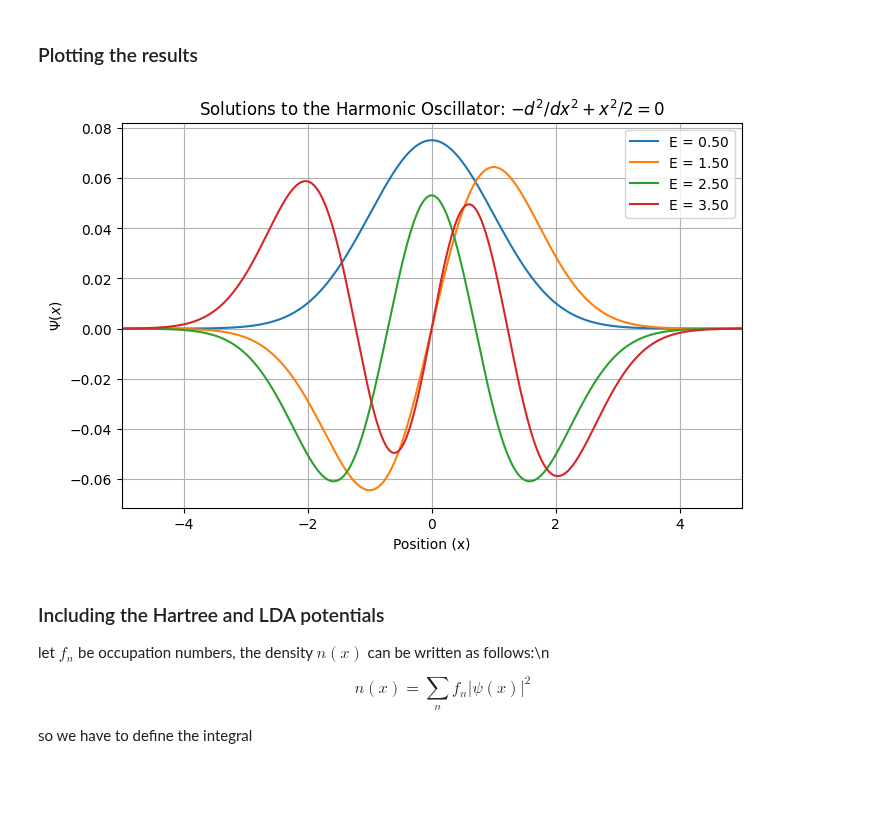
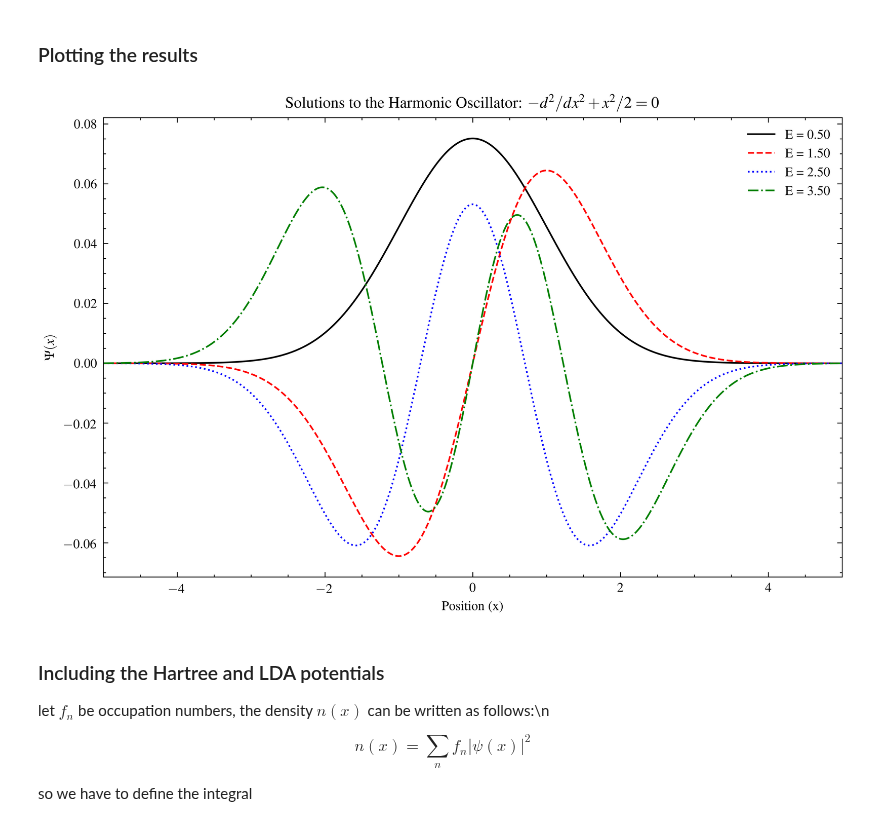
Before and after one commit to ananthapadmanabhan18/P452_Computational_Physics, a Jupyter notebook: Term_Project/QHO_Solution/TP_Exchange_Energy.ipynb, the cells around one changed output. Drawn from its saved outputs; the diff is of its cells as text; code cells hidden in the pictures; blank space fills up the shorter version.

```diff
--- a/Term_Project/QHO_Solution/TP_Exchange_Energy.ipynb
+++ b/Term_Project/QHO_Solution/TP_Exchange_Energy.ipynb
@@ -44,18 +44,20 @@ E, psi_harmonic = np.linalg.eigh(-D2/2+X)   # This returns the eigenvalues and e
 ### Plotting the results
 # %%
 import matplotlib.pyplot as plt
+import scienceplots
+plt.style.use(['science','ieee'])
 plt.figure(figsize=(8,5))
 for i in range(4):
     plt.plot(x, psi_harmonic[:, i], label=f"E = {E[i]:.2f}")
 plt.xlabel("Position (x)")
 plt.ylabel(r"$\Psi(x)$")
 plt.legend(loc=1)
 plt.title("Solutions to the Harmonic Oscillator: $-d^2/dx^2 +  x^2 /2 = 0$")
 plt.xlim(-L, L)
-plt.grid()
+# plt.grid()
 plt.show()
 # %% [output]
-[figure, old version]
+[figure, new version]
 # %% [markdown]
 <h3> Including the Hartree and LDA potentials </h3>
 
```
Also changed, not shown: parts of 2 cells of this notebook, 7 other files.
